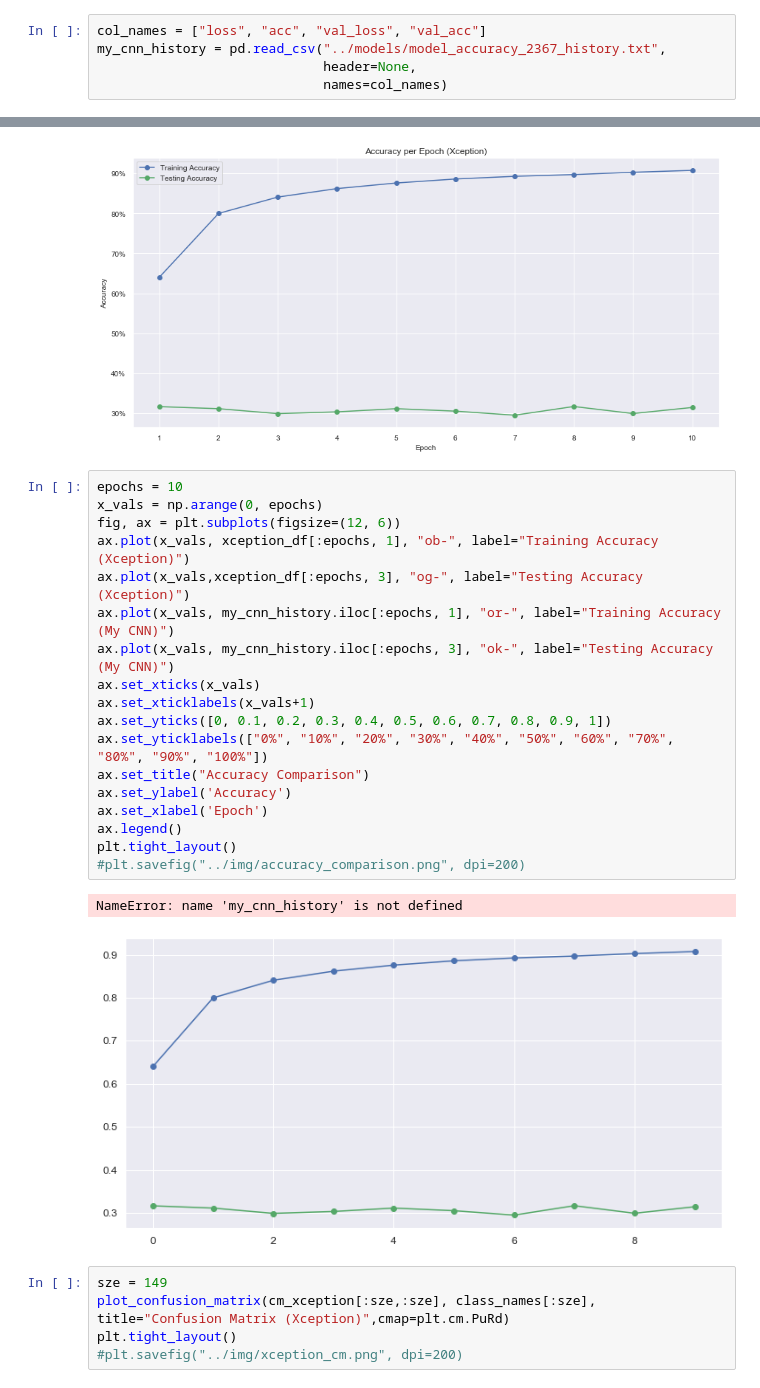
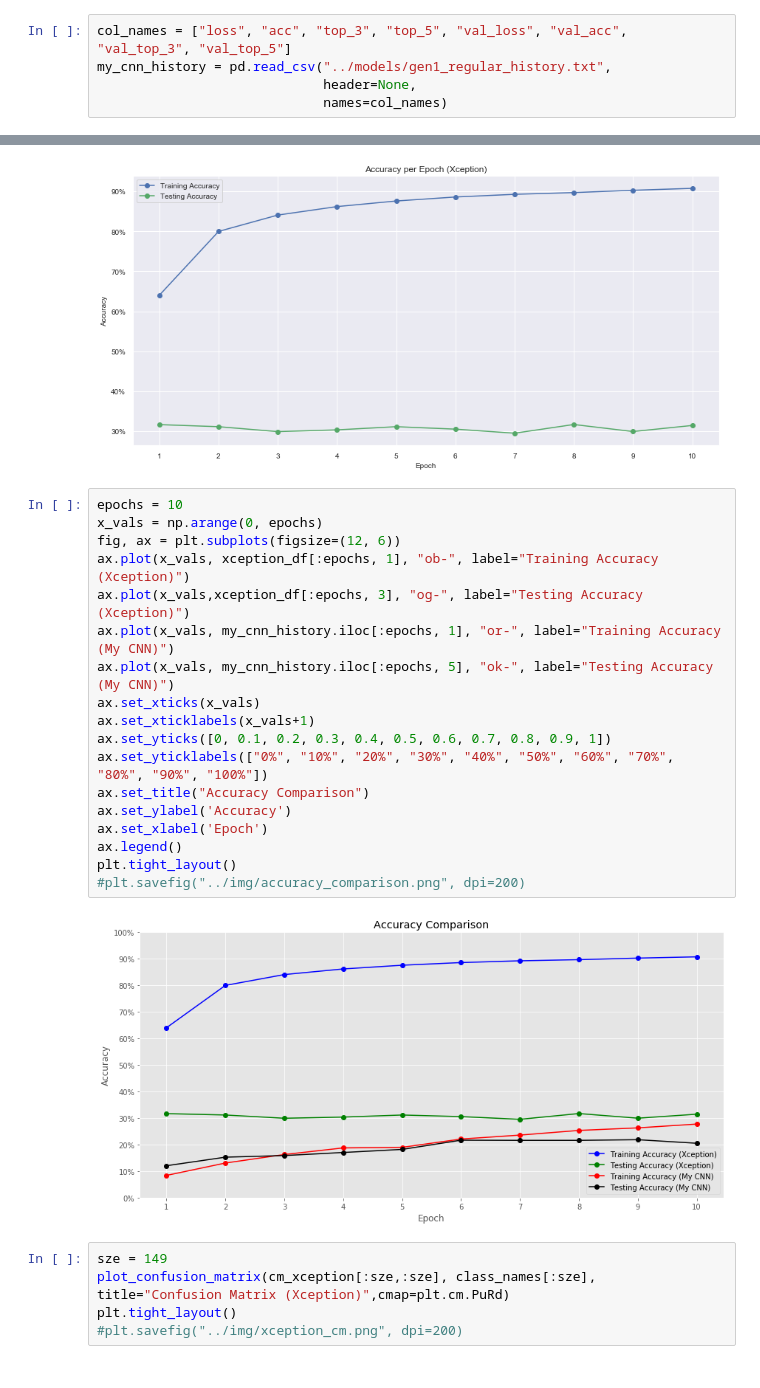
Before and after one commit to NJacobsohn/Whos_That_Pokemon, a Jupyter notebook: notebooks/data_visualization.ipynb, the cells around one changed output, grey strips where cells are left out. Drawn from its saved outputs; the diff is of its cells as text.

```diff
--- a/notebooks/data_visualization.ipynb
+++ b/notebooks/data_visualization.ipynb
@@ -126,8 +128,8 @@ Primeape for Mankey 33.333333% of the time
 Vaporeon for Seadra 33.333333% of the time
 Poliwrath for Poliwhirl 30.769231% of the time
 # %%
-col_names = ["loss", "acc", "val_loss", "val_acc"]
-my_cnn_history = pd.read_csv("../models/model_accuracy_2367_history.txt",
+col_names = ["loss", "acc", "top_3", "top_5", "val_loss", "val_acc", "val_top_3", "val_top_5"]
+my_cnn_history = pd.read_csv("../models/gen1_regular_history.txt",
                              header=None,
                              names=col_names)
 # %%
@@ -283,24 +285,23 @@ plt.tight_layout()
 # %%
 epochs = 10
 x_vals = np.arange(0, epochs)
 fig, ax = plt.subplots(figsize=(12, 6))
 ax.plot(x_vals, xception_df[:epochs, 1], "ob-", label="Training Accuracy (Xception)")
 ax.plot(x_vals,xception_df[:epochs, 3], "og-", label="Testing Accuracy (Xception)")
 ax.plot(x_vals, my_cnn_history.iloc[:epochs, 1], "or-", label="Training Accuracy (My CNN)")
-ax.plot(x_vals, my_cnn_history.iloc[:epochs, 3], "ok-", label="Testing Accuracy (My CNN)")
+ax.plot(x_vals, my_cnn_history.iloc[:epochs, 5], "ok-", label="Testing Accuracy (My CNN)")
 ax.set_xticks(x_vals)
 ax.set_xticklabels(x_vals+1)
 ax.set_yticks([0, 0.1, 0.2, 0.3, 0.4, 0.5, 0.6, 0.7, 0.8, 0.9, 1])
 ax.set_yticklabels(["0%", "10%", "20%", "30%", "40%", "50%", "60%", "70%", "80%", "90%", "100%"])
 ax.set_title("Accuracy Comparison")
 ax.set_ylabel('Accuracy')
 ax.set_xlabel('Epoch')
 ax.legend()
 plt.tight_layout()
 #plt.savefig("../img/accuracy_comparison.png", dpi=200)
 # %% [output]
-NameError: name 'my_cnn_history' is not defined
-[figure, old version]
+[figure, new version]
 # %%
 sze = 149
 plot_confusion_matrix(cm_xception[:sze,:sze], class_names[:sze], title="Confusion Matrix (Xception)",cmap=plt.cm.PuRd)
```
Also changed, not shown: parts of 5 cells of this notebook, 1 other file.
